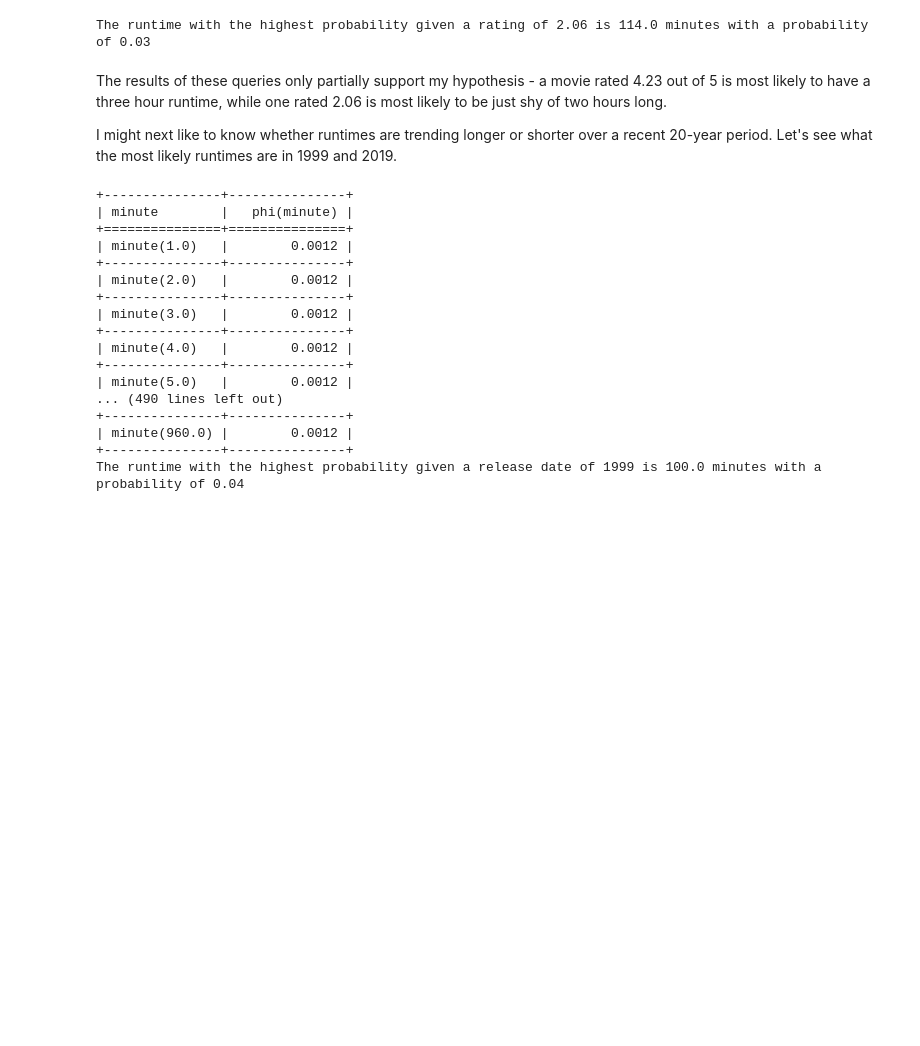
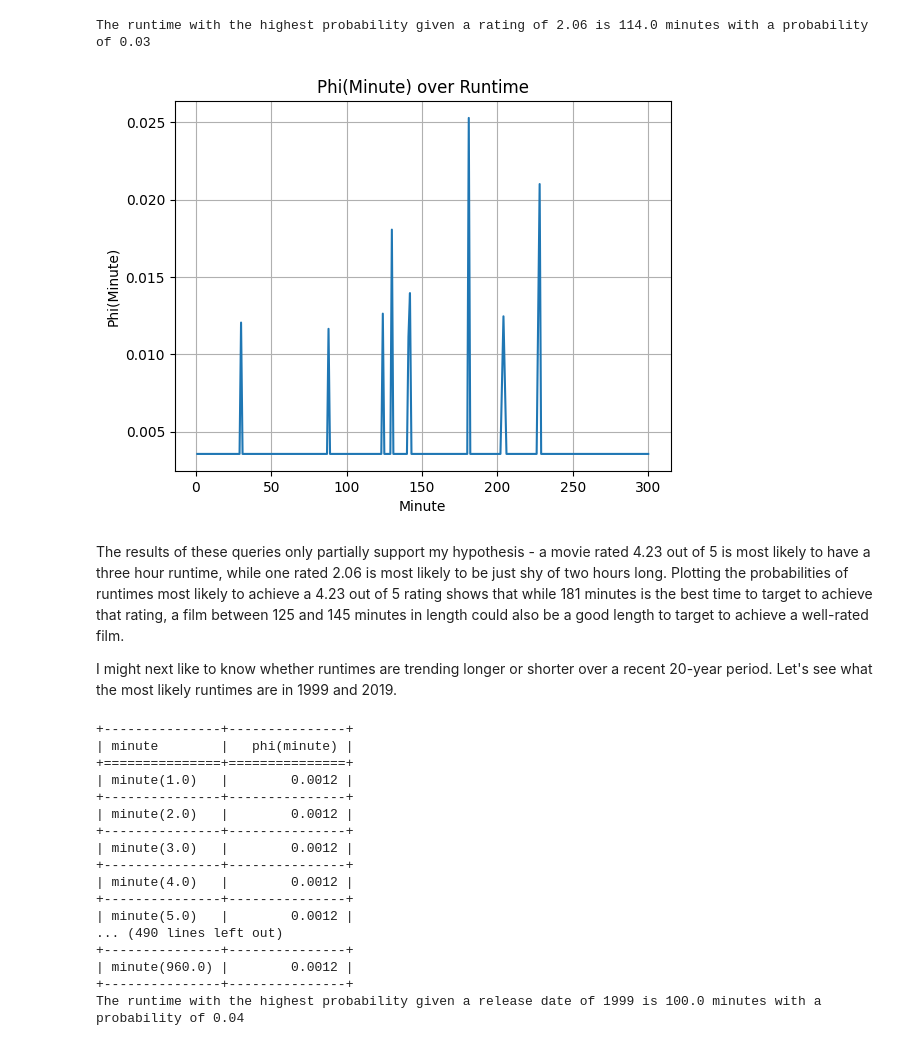
Before and after one commit to cstillma/MovieMining, a Jupyter notebook: Deliverables - Raw/Bayesian Belief Network.ipynb, the cells around one changed output. Drawn from its saved outputs; the diff is of its cells as text; code cells hidden in the pictures; blank space fills up the shorter version.

```diff
--- a/Deliverables - Raw/Bayesian Belief Network.ipynb
+++ b/Deliverables - Raw/Bayesian Belief Network.ipynb
@@ -209,10 +213,10 @@ print(model7.edges())
 One of the first things I want to look at is how much ratings correlate with runtime. My preliminary guess is that higher ratings are going to generally correspond to higher runtimes (greater than 2 and a half hours) and that lower-rated movies are more likely to be in the hour and a half range of length.
 # %%
 # Perform inference on the chosen BBN model
-inference = VariableElimination(model1)
+inference1 = VariableElimination(model1)
 
 # Query the network for probability of given variables
-rating_query = inference.query(variables = ["minute"], evidence = {"rating": 4.23})
+rating_query = inference1.query(variables = ["minute"], evidence = {"rating": 4.23})
 print(rating_query)
 
 # Extract the values and state names
@@ -265,8 +269,23 @@ max_prob2 = values2[max_index2]
 print(f"The runtime with the highest probability given a rating of 2.06 is {max_state2} minutes with a probability of {max_prob2:.2f}")
 # %% [output]
 The runtime with the highest probability given a rating of 2.06 is 114.0 minutes with a probability of 0.03
+# %%
+# Convert the DiscreteFactor to a dataframe
+df_rating = pd.DataFrame(list(zip(rating_query.state_names["minute"], rating_query.values)), columns = ["minute", "phi(minute)"])
+
+# Filter out outliers
+filtered_df = df_rating[df_rating["minute"] <= 300]
+
+# Plot the runtime probabilities for this rating
+plt.plot(filtered_df["minute"], filtered_df["phi(minute)"])
+plt.xlabel("Minute")
+plt.ylabel("Phi(Minute)")
+plt.title("Phi(Minute) over Runtime")
+plt.grid(True)
+# %% [output]
+[figure, added]
 # %% [markdown]
-The results of these queries only partially support my hypothesis - a movie rated 4.23 out of 5 is most likely to have a three hour runtime, while one rated 2.06 is most likely to be just shy of two hours long.
+The results of these queries only partially support my hypothesis - a movie rated 4.23 out of 5 is most likely to have a three hour runtime, while one rated 2.06 is most likely to be just shy of two hours long. Plotting the probabilities of runtimes most likely to achieve a 4.23 out of 5 rating shows that while 181 minutes is the best time to target to achieve that rating, a film between 125 and 145 minutes in length could also be a good length to target to achieve a well-rated film.
 
 I might next like to know whether runtimes are trending longer or shorter over a recent 20-year period. Let's see what the most likely runtimes are in 1999 and 2019.
 # %%
```
Also changed, not shown: parts of 20 cells of this notebook.
